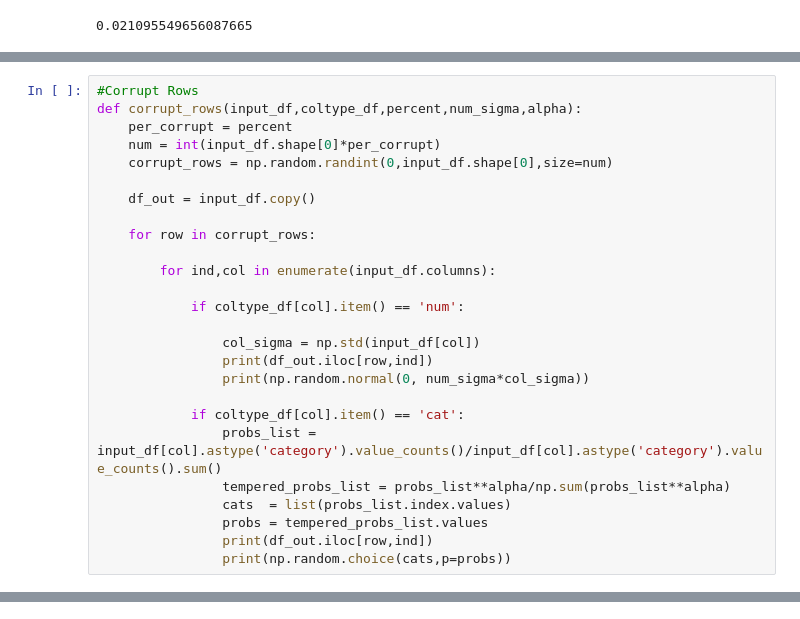
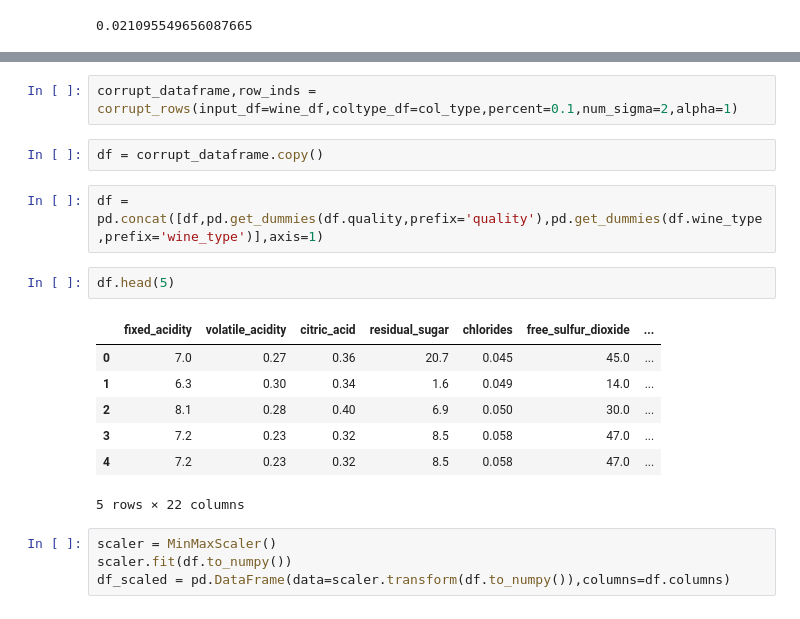
Before and after one commit to awright101/thesis_work_gaialens, a Jupyter notebook: Wine_Dataset_Work.ipynb, the cells around one changed output, grey strips where cells are left out. Cells and saved outputs as stored; diff of their text form.

```diff
--- a/Wine_Dataset_Work.ipynb
+++ b/Wine_Dataset_Work.ipynb
@@ -487,26 +372,0 @@ for col in wine_df.columns:
-# %%
-#Corrupt Rows
-def corrupt_rows(input_df,coltype_df,percent,num_sigma,alpha):
-    per_corrupt = percent
-    num = int(input_df.shape[0]*per_corrupt)
-    corrupt_rows = np.random.randint(0,input_df.shape[0],size=num)
-
-    df_out = input_df.copy()
-
-    for row in corrupt_rows:
-
-        for ind,col in enumerate(input_df.columns):
-
-            if coltype_df[col].item() == 'num':
-
-                col_sigma = np.std(input_df[col])
-                print(df_out.iloc[row,ind])
-                print(np.random.normal(0, num_sigma*col_sigma))
-
-            if coltype_df[col].item() == 'cat':
-                probs_list = input_df[col].astype('category').value_counts()/input_df[col].astype('category').value_counts().sum()
-                tempered_probs_list = probs_list**alpha/np.sum(probs_list**alpha)
-                cats  = list(probs_list.index.values)
-                probs = tempered_probs_list.values
-                print(df_out.iloc[row,ind])
-                print(np.random.choice(cats,p=probs))
@@ -532,0 +525,20 @@ corrupt_rows(input_df=wine_df,coltype_df=col_type,percent=0.1,num_sigma=2,alpha=
+# %%
+corrupt_dataframe,row_inds = corrupt_rows(input_df=wine_df,coltype_df=col_type,percent=0.1,num_sigma=2,alpha=1)
+# %%
+df = corrupt_dataframe.copy()
+# %%
+df = pd.concat([df,pd.get_dummies(df.quality,prefix='quality'),pd.get_dummies(df.wine_type,prefix='wine_type')],axis=1)
+# %%
+df.head(5)
+# %% [output]
+|  | fixed_acidity | volatile_acidity | citric_acid | residual_sugar | chlorides | free_sulfur_dioxide | ... |
+| 0 | 7.0 | 0.27 | 0.36 | 20.7 | 0.045 | 45.0 | ... |
+| 1 | 6.3 | 0.30 | 0.34 | 1.6 | 0.049 | 14.0 | ... |
+| 2 | 8.1 | 0.28 | 0.40 | 6.9 | 0.050 | 30.0 | ... |
+| 3 | 7.2 | 0.23 | 0.32 | 8.5 | 0.058 | 47.0 | ... |
+| 4 | 7.2 | 0.23 | 0.32 | 8.5 | 0.058 | 47.0 | ... |
+5 rows × 22 columns
+# %%
+scaler = MinMaxScaler()
+scaler.fit(df.to_numpy())
+df_scaled = pd.DataFrame(data=scaler.transform(df.to_numpy()),columns=df.columns)
```
Also changed, not shown: parts of 24 cells of this notebook.
